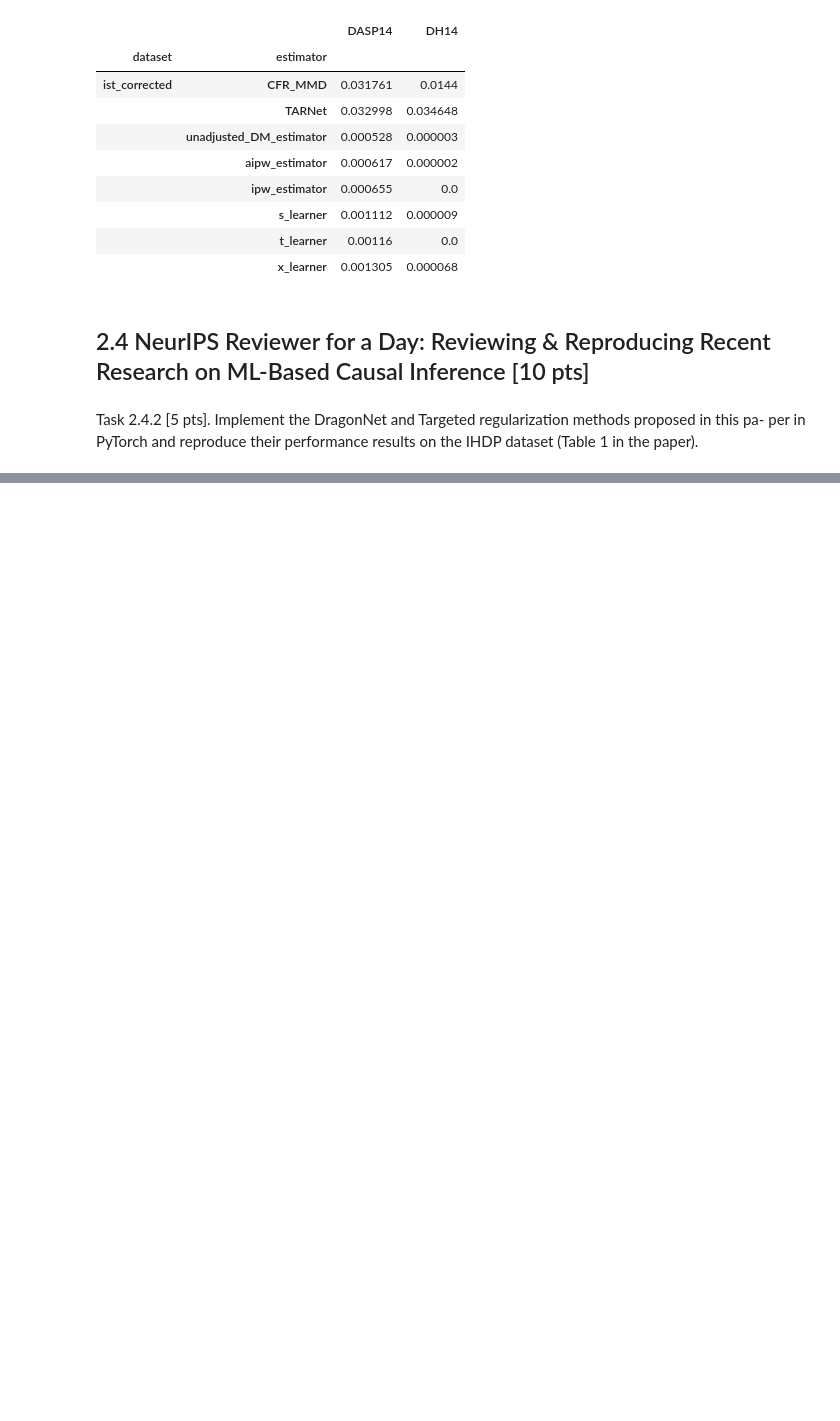
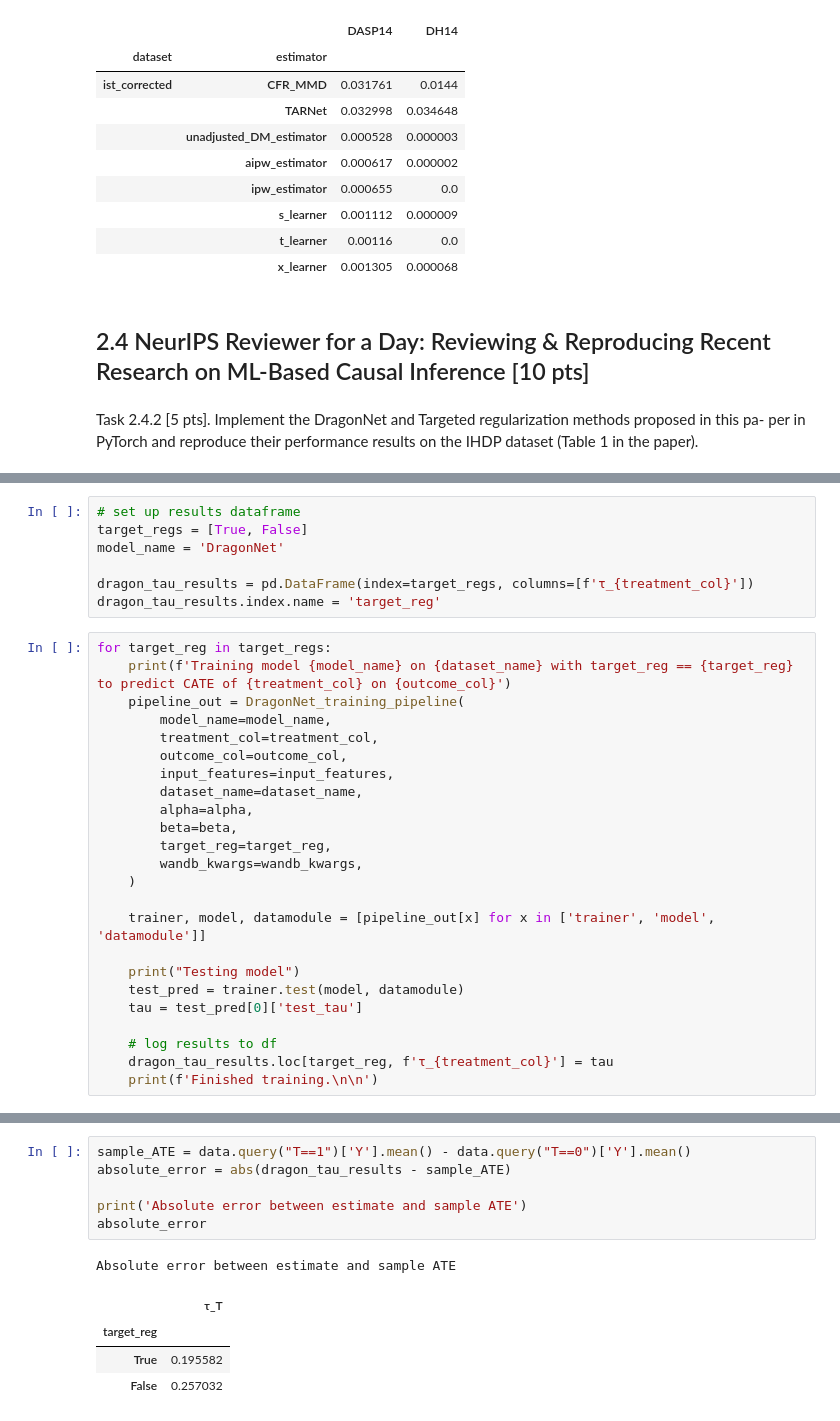
Before and after one commit to furtherAdu/cph-200b, a Jupyter notebook: notebooks/CPH_200B_Project_2_Machine_Learning-based_Causal_Effect_Estimation.ipynb, the cells around one changed output, grey strips where cells are left out. Cells and saved outputs as stored; diff of their text form; blank space fills up the shorter version.

```diff
--- a/notebooks/CPH_200B_Project_2_Machine_Learning-based_Causal_Effect_Estimation.ipynb
+++ b/notebooks/CPH_200B_Project_2_Machine_Learning-based_Causal_Effect_Estimation.ipynb
@@ -864,0 +892,31 @@ per in PyTorch and reproduce their performance results on the IHDP dataset (Tabl
+# %%
+# set up results dataframe
+target_regs = [True, False]
+model_name = 'DragonNet'
+
+dragon_tau_results = pd.DataFrame(index=target_regs, columns=[f'τ_{treatment_col}'])
+dragon_tau_results.index.name = 'target_reg'
+# %%
+for target_reg in target_regs:
+    print(f'Training model {model_name} on {dataset_name} with target_reg == {target_reg} to predict CATE of {treatment_col} on {outcome_col}')
+    pipeline_out = DragonNet_training_pipeline(
+        model_name=model_name,
+        treatment_col=treatment_col,
+        outcome_col=outcome_col,
+        input_features=input_features,
+        dataset_name=dataset_name,
+        alpha=alpha,
+        beta=beta,
+        target_reg=target_reg,
+        wandb_kwargs=wandb_kwargs,
+    )
+
+    trainer, model, datamodule = [pipeline_out[x] for x in ['trainer', 'model', 'datamodule']]
+
+    print("Testing model")
+    test_pred = trainer.test(model, datamodule)
+    tau = test_pred[0]['test_tau']
+
+    # log results to df
+    dragon_tau_results.loc[target_reg, f'τ_{treatment_col}'] = tau
+    print(f'Finished training.\n\n')
@@ -864,0 +985,12 @@ per in PyTorch and reproduce their performance results on the IHDP dataset (Tabl
+# %%
+sample_ATE = data.query("T==1")['Y'].mean() - data.query("T==0")['Y'].mean()
+absolute_error = abs(dragon_tau_results - sample_ATE)
+
+print('Absolute error between estimate and sample ATE')
+absolute_error
+# %% [output]
+Absolute error between estimate and sample ATE
+|  | τ_T |
+| target_reg |  |
+| True | 0.195582 |
+| False | 0.257032 |
```
Also changed, not shown: parts of 6 cells of this notebook, 5 other files.
